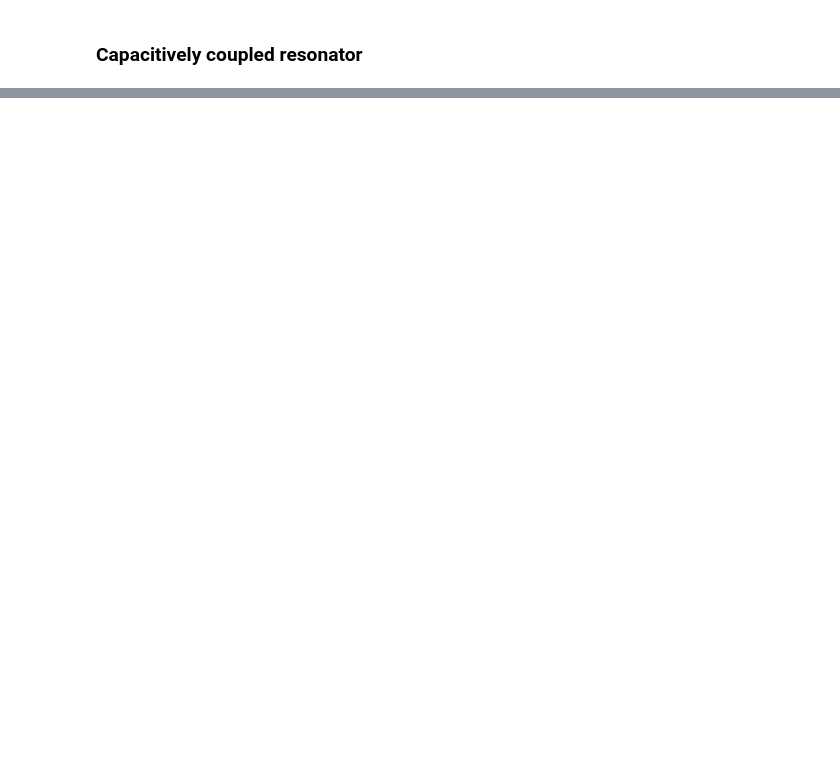
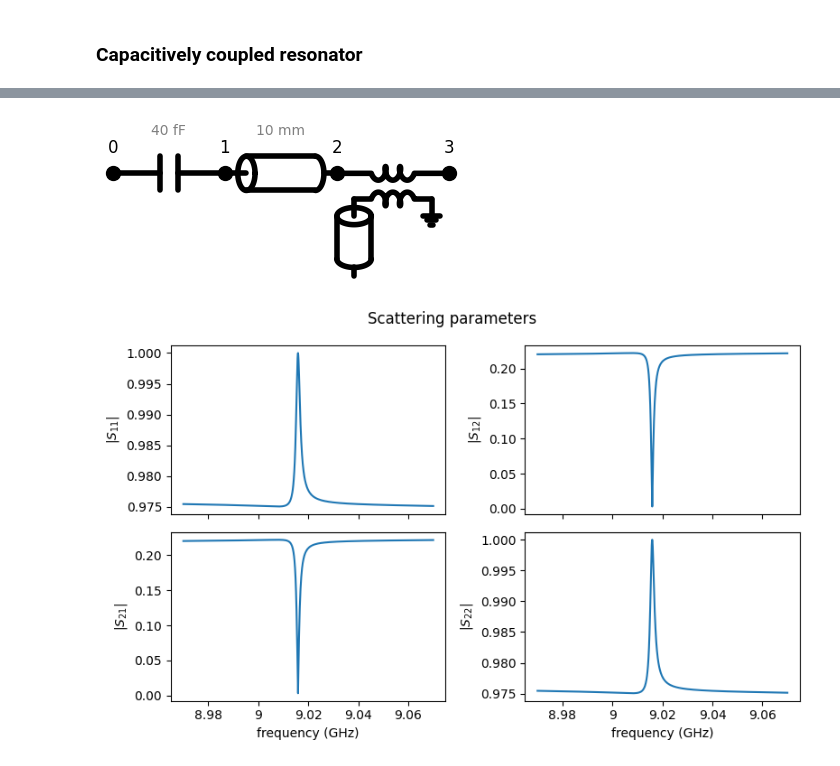
Before and after one commit to jorgemfm27/Network_analysis, a Jupyter notebook: tutorial_nb.ipynb, the cells around one changed output, grey strips where cells are left out. Drawn from its saved outputs; the diff is of its cells as text; code cells hidden in the pictures; blank space fills up the shorter version.

```diff
--- a/tutorial_nb.ipynb
+++ b/tutorial_nb.ipynb
@@ -75,0 +131,17 @@ s11, s12, s21, s22 = network.get_S_parameters(frequency=np.linspace(-500e6, 500e
+# %%
+# Setup network
+network = nt.Network(Zgen=Z0)
+network.add_capacitance(C = 40e-15, element_type='series')
+network.add_transmission_line(length=10e-3, Z0=Z0, phase_velocity=vp)
+network.add_inductively_coupled_hanger(length=10e-3, Z0=Z0, phase_velocity=vp, L_line=1e-12, L_hanger=1e-12, M_inductance=2e-11,
+                                       Z_termination=1e10) # open ended
+network.draw_network()
+
+# frequency axis
+freq_axis = 9.02e9 + np.linspace(-50e6, +50e6, 1001)
+
+# scattering parameters
+S_pars = network.get_S_parameters(frequency=freq_axis, plot=True)
+# %% [output]
+[figure, added]
+[figure, added]
```
Also changed, not shown: parts of 20 cells of this notebook, 1 other file.
